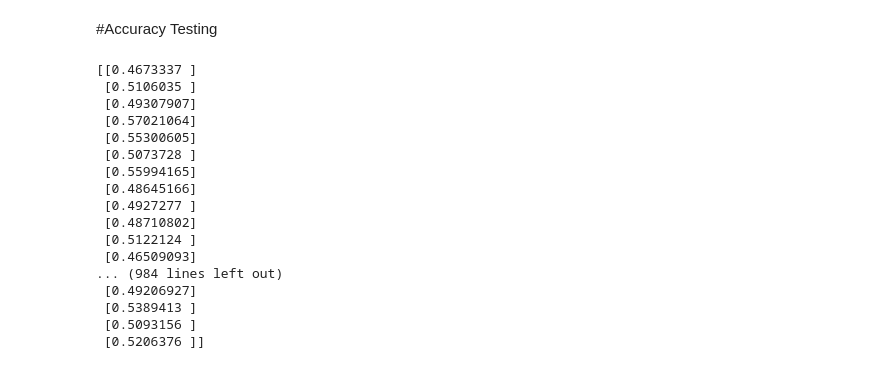
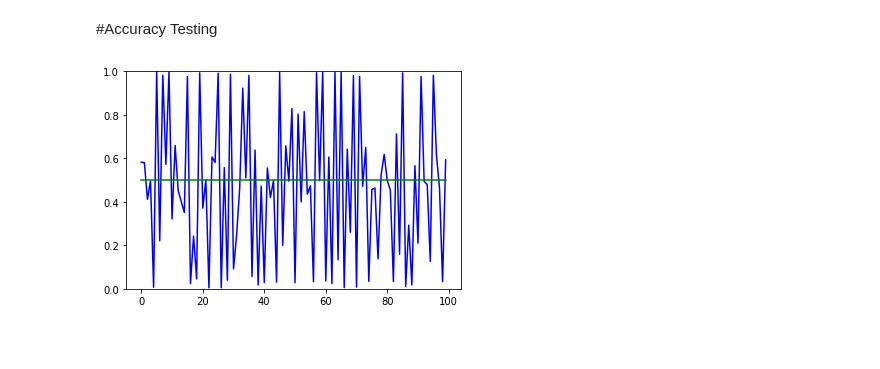
Before and after one commit to JamieCDev20/GAM705, a Jupyter notebook: 705Main.ipynb, the cells around one changed output. Cells and saved outputs as stored; diff of their text form; code cells hidden in the pictures; blank space fills up the shorter version.

```diff
--- a/705Main.ipynb
+++ b/705Main.ipynb
@@ -273,7 +279,7 @@ Epoch:  6
 #Accuracy Testing
 # %%
 batch = []
-for i in range(1000):
+for i in range(100):
   x = r() * 50
   if i % 2 == 0:
     batch.append([x, generator.predict(np.array([x]))[0][0]])
@@ -281,23 +287,10 @@ for i in range(1000):
     batch.append([x, Func(x)])
 # %%
 results = discriminator.predict(np.array(batch))
-# %%
-print(results)
-# %% [output]
-[[0.4673337 ]
- [0.5106035 ]
- [0.49307907]
- [0.57021064]
- [0.55300605]
- [0.5073728 ]
- [0.55994165]
- [0.48645166]
- [0.4927277 ]
- [0.48710802]
- [0.5122124 ]
- [0.46509093]
-... (984 lines left out)
- [0.49206927]
- [0.5389413 ]
- [0.5093156 ]
- [0.5206376 ]]
+# %%
+plt.plot(results, c = "blue")
+plt.plot(np.ones(shape=(100,1))/2, c = "green")
+plt.ylim([0, 1])
+plt.show()
+# %% [output]
+[figure, added]
```
Also changed, not shown: parts of 4 cells of this notebook.
